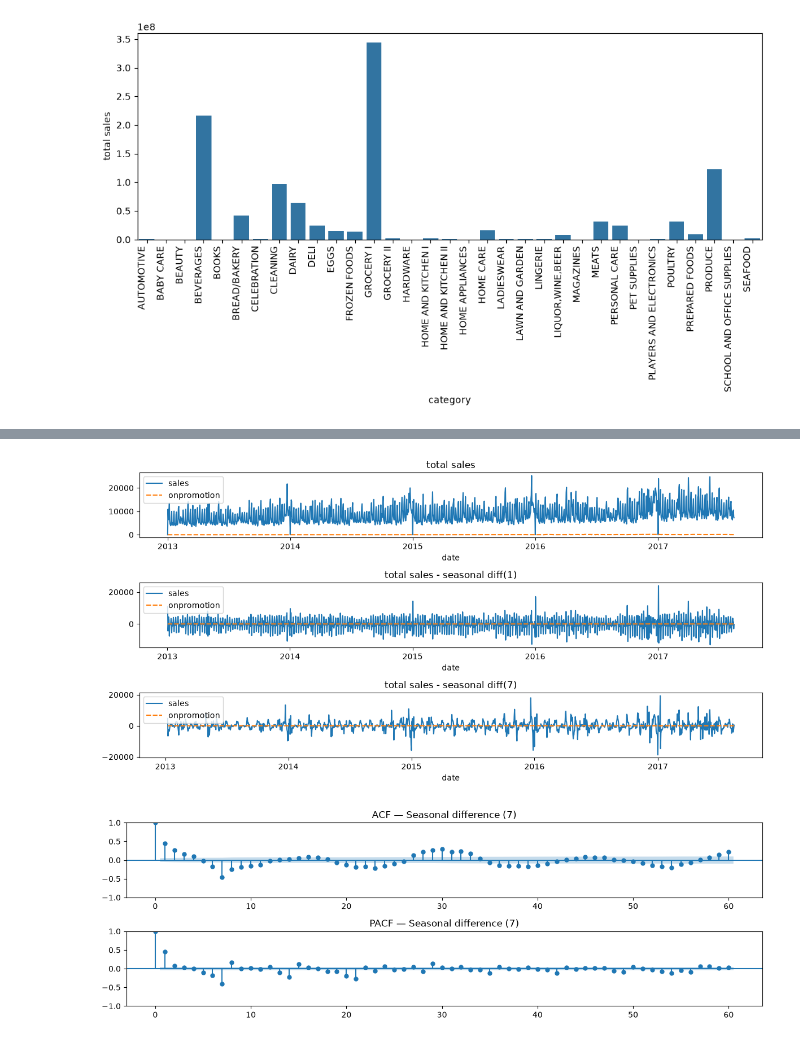
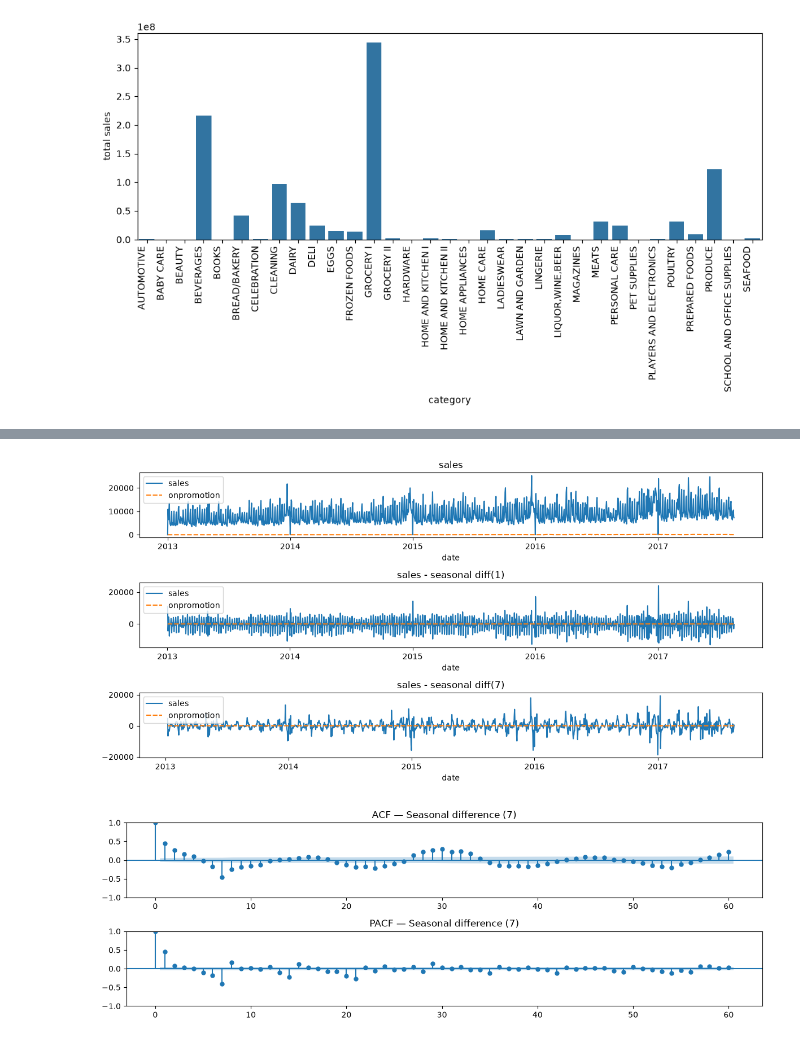
Before and after one commit to normanli33/blog.normanli.net, a Jupyter notebook: static/files/store-sales-time-series-forecast-SARIMAX.ipynb, the cells around one changed output, grey strips where cells are left out. Saved outputs shown, nothing was run; the diff lists cells and outputs as text; code cells hidden in the pictures.

```diff
--- a/static/files/store-sales-time-series-forecast-SARIMAX.ipynb
+++ b/static/files/store-sales-time-series-forecast-SARIMAX.ipynb
@@ -146,18 +125,18 @@ plt.show()
 # %%
 # plot the total sales and difference
 fig, ax = plt.subplots(3, 1, figsize=(12, 6))
 sns.lineplot(data=series, ax=ax[0])
 sns.lineplot(data=series.diff(1), ax=ax[1])
 sns.lineplot(data=series.diff(7), ax=ax[2])
 
-ax[0].set_title("total sales")
-ax[1].set_title("total sales - seasonal diff(1)")
-ax[2].set_title("total sales - seasonal diff(7)")
+ax[0].set_title("sales")
+ax[1].set_title("sales - seasonal diff(1)")
+ax[2].set_title("sales - seasonal diff(7)")
 
 plt.tight_layout()
 plt.show()
 # %% [output]
-[figure, old version]
+[figure, new version]
 # %%
 # ACF & PACF ANALYSIS
 
```
Also changed, not shown: parts of 19 cells of this notebook, 6 other files.
